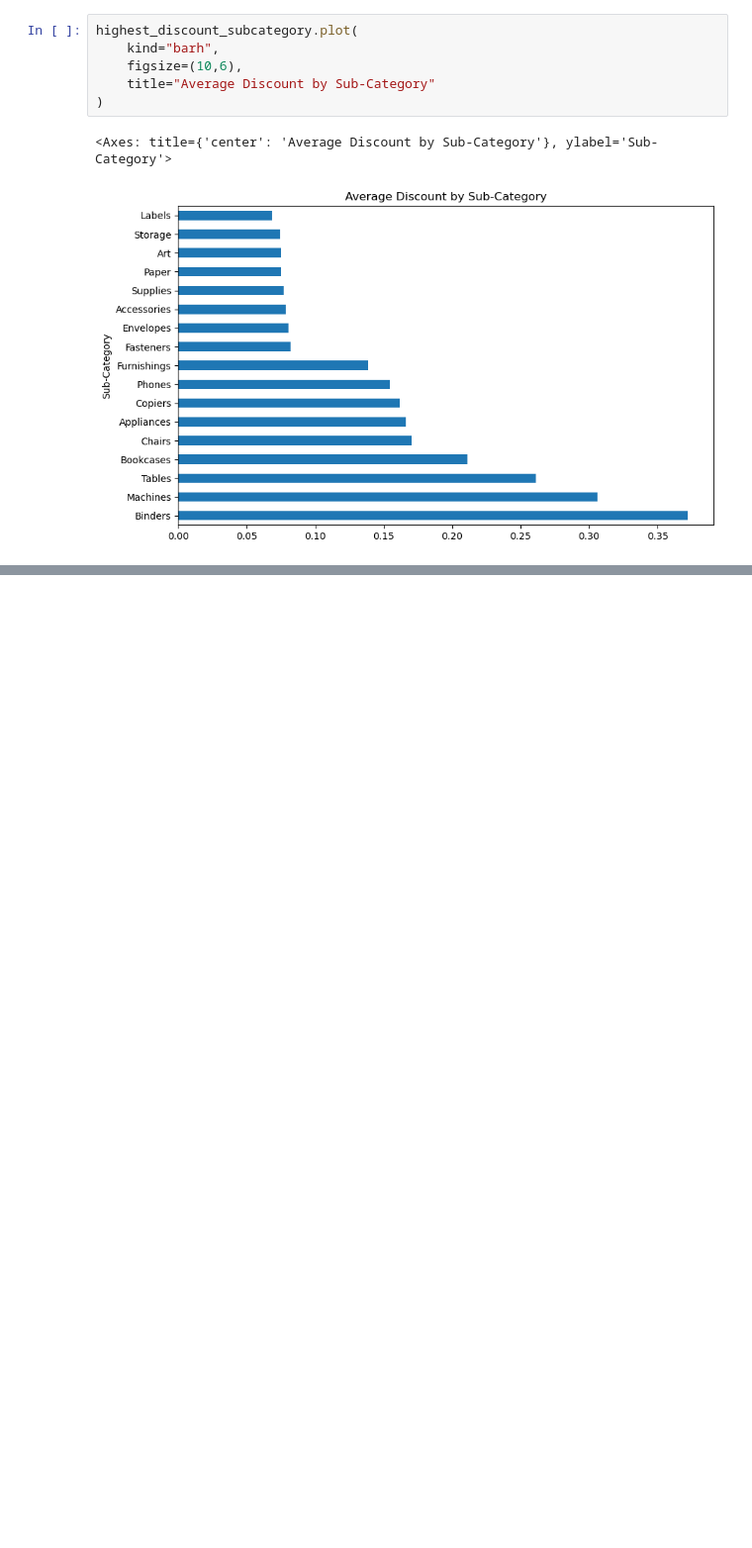
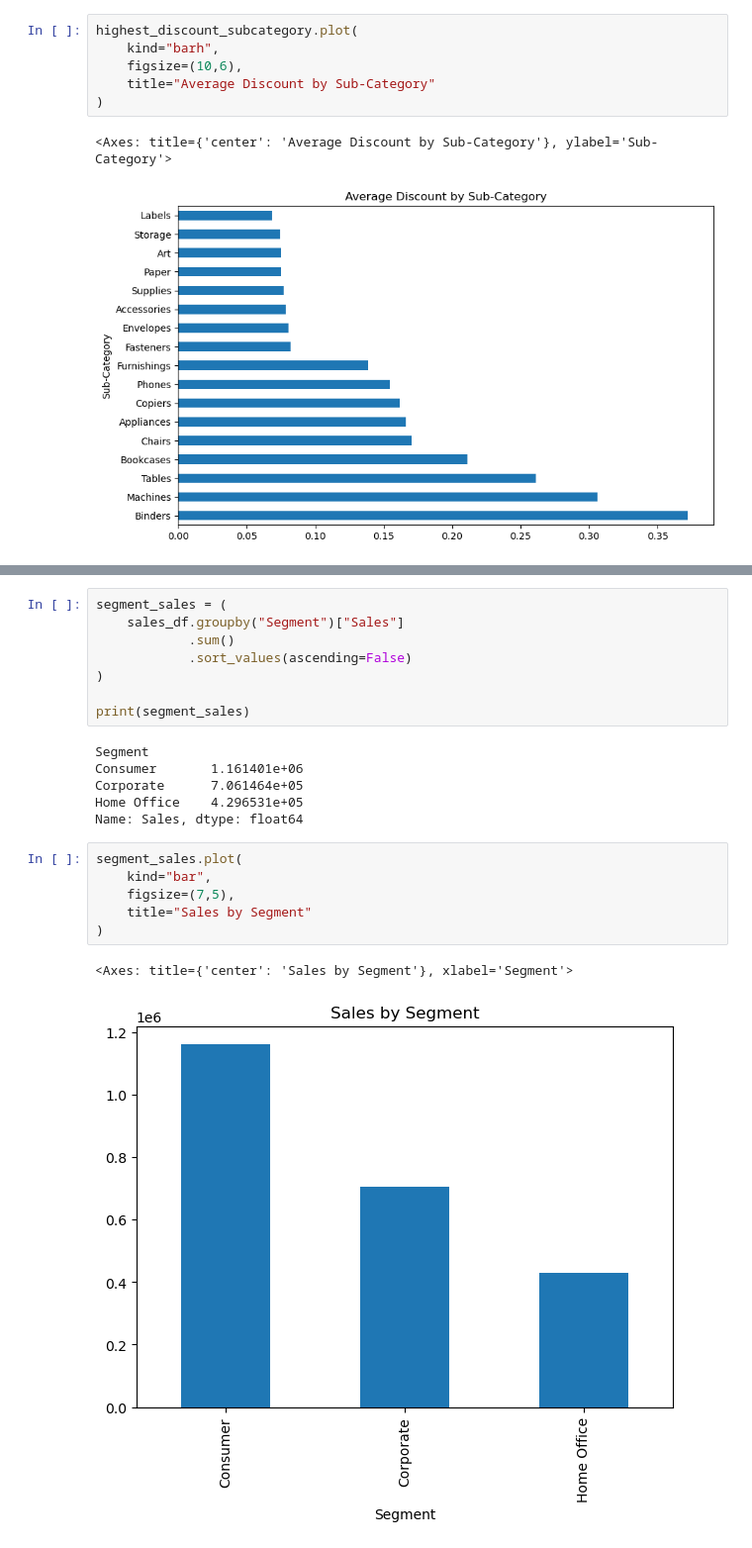
Before and after one commit to nikhilkanbarkar/data-science-and-machine-learning, a Jupyter notebook: Projects/SalesAnalysis/Notebook.ipynb, the cells around one changed output, grey strips where cells are left out. Shown at 99% size. Cells and saved outputs as stored; diff of their text form; blank space fills up the shorter version.

```diff
--- a/Projects/SalesAnalysis/Notebook.ipynb
+++ b/Projects/SalesAnalysis/Notebook.ipynb
@@ -696,0 +814,23 @@ highest_discount_subcategory.plot(
+# %%
+segment_sales = (
+    sales_df.groupby("Segment")["Sales"]
+            .sum()
+            .sort_values(ascending=False)
+)
+
+print(segment_sales)
+# %% [output]
+Segment
+Consumer       1.161401e+06
+Corporate      7.061464e+05
+Home Office    4.296531e+05
+Name: Sales, dtype: float64
+# %%
+segment_sales.plot(
+    kind="bar",
+    figsize=(7,5),
+    title="Sales by Segment"
+)
+# %% [output]
+<Axes: title={'center': 'Sales by Segment'}, xlabel='Segment'>
+[figure, added]
```
Also changed, not shown: parts of 13 cells of this notebook.
